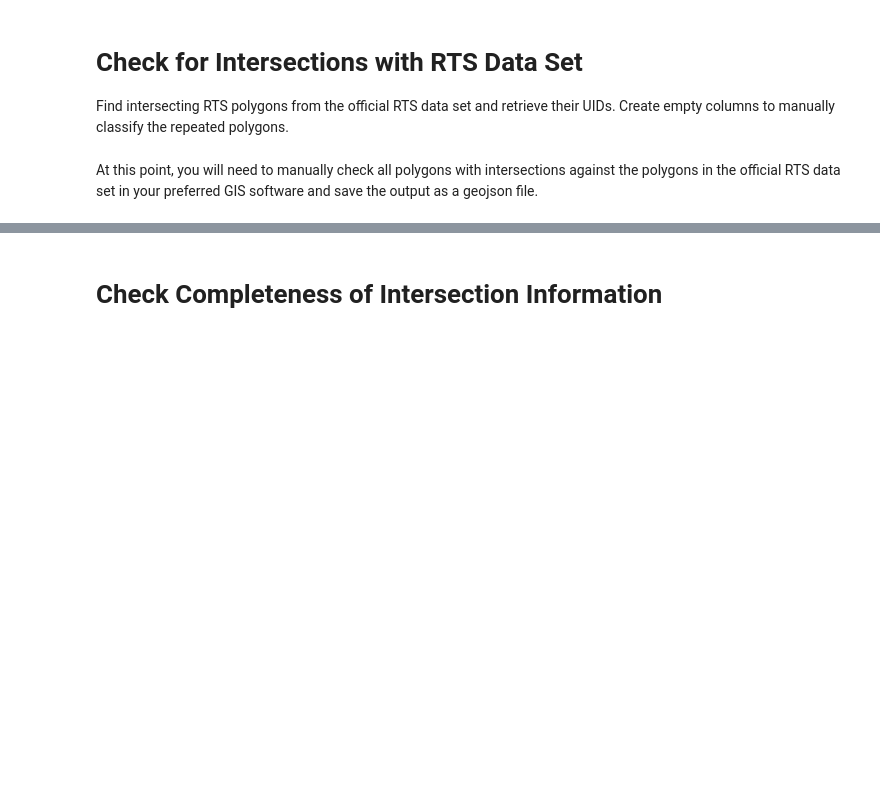
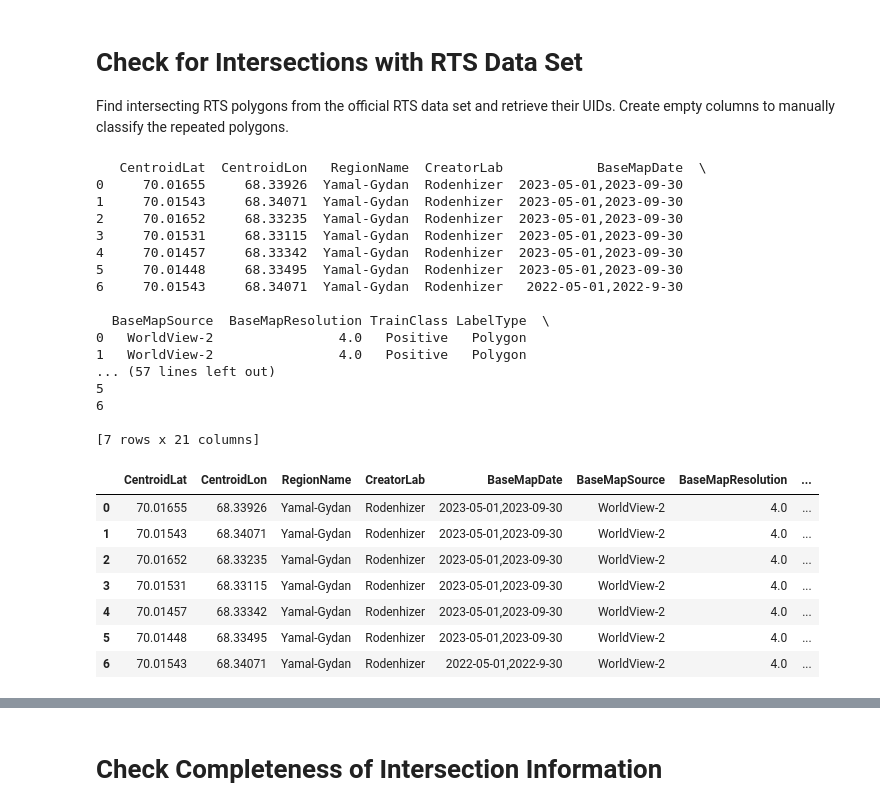
Before and after one commit to whrc/ARTS, a Jupyter notebook: Tutorial/data_formatting.ipynb, the cells around one changed output, grey strips where cells are left out. Cells and saved outputs as stored; diff of their text form; code cells hidden in the pictures; blank space fills up the shorter version.

```diff
--- a/Tutorial/data_formatting.ipynb
+++ b/Tutorial/data_formatting.ipynb
@@ -175,23 +255,49 @@ new_dataset.UID
 
 Find intersecting RTS polygons from the official RTS data set and retrieve their UIDs. Create empty columns to manually classify the repeated polygons.
 # %%
-if demo:
-    intersections_output_filepath = (
-        base_dir / 'Tutorial' / 'mock_dataset' / 'output' / (
-            str(your_rts_dataset_file).split('.')[0] + "_overlapping_polygons.geojson"
+with warnings.catch_warnings():
+    warnings.filterwarnings('ignore', r'All-NaN (slice|axis) encountered')
+    if demo:
+        intersections_output_filepath = (
+            base_dir / 'Tutorial' / 'mock_dataset' / 'output' / (
+                str(your_rts_dataset_file).split('.')[0] + "_overlapping_polygons.geojson"
+            )
         )
+    else:
+        intersections_output_filepath = (
+            base_dir / 'output' / (
+                str(your_rts_dataset_file).split('.')[0] + "_overlapping_polygons.geojson"
+            )
+        )
+
+    new_dataset = dataformatting.check_intersections(
+        new_dataset, ARTS_main_dataset, intersections_output_filepath, demo
     )
-else:
-    intersections_output_filepath = (
-        base_dir / 'output' / (
-            str(your_rts_dataset_file).split('.')[0] + "_overlapping_polygons.geojson"
-        )
-    )
-
-new_dataset = dataformatting.check_intersections(
-    new_dataset, ARTS_main_dataset, intersections_output_filepath, demo
-)
 new_dataset
+# %% [output]
+   CentroidLat  CentroidLon   RegionName  CreatorLab            BaseMapDate  \
+0     70.01655     68.33926  Yamal-Gydan  Rodenhizer  2023-05-01,2023-09-30
+1     70.01543     68.34071  Yamal-Gydan  Rodenhizer  2023-05-01,2023-09-30
+2     70.01652     68.33235  Yamal-Gydan  Rodenhizer  2023-05-01,2023-09-30
+3     70.01531     68.33115  Yamal-Gydan  Rodenhizer  2023-05-01,2023-09-30
+4     70.01457     68.33342  Yamal-Gydan  Rodenhizer  2023-05-01,2023-09-30
+5     70.01448     68.33495  Yamal-Gydan  Rodenhizer  2023-05-01,2023-09-30
+6     70.01543     68.34071  Yamal-Gydan  Rodenhizer   2022-05-01,2022-9-30
+
+  BaseMapSource  BaseMapResolution TrainClass LabelType  \
+0   WorldView-2                4.0   Positive   Polygon
+1   WorldView-2                4.0   Positive   Polygon
+... (57 lines left out)
+5
+6
+
+[7 rows x 21 columns]
+|  | CentroidLat | CentroidLon | RegionName | CreatorLab | BaseMapDate | BaseMapSource | BaseMapResolution | ... |
+| 0 | 70.01655 | 68.33926 | Yamal-Gydan | Rodenhizer | 2023-05-01,2023-09-30 | WorldView-2 | 4.0 | ... |
+| 1 | 70.01543 | 68.34071 | Yamal-Gydan | Rodenhizer | 2023-05-01,2023-09-30 | WorldView-2 | 4.0 | ... |
+| 2 | 70.01652 | 68.33235 | Yamal-Gydan | Rodenhizer | 2023-05-01,2023-09-30 | WorldView-2 | 4.0 | ... |
+| 3 | 70.01531 | 68.33115 | Yamal-Gydan | Rodenhizer | 2023-05-01,2023-09-30 | WorldView-2 | 4.0 | ... |
+| 4 | 70.01457 | 68.33342 | Yamal-Gydan | Rodenhizer | 2023-05-01,2023-09-30 | WorldView-2 | 4.0 | ... |
+| 5 | 70.01448 | 68.33495 | Yamal-Gydan | Rodenhizer | 2023-05-01,2023-09-30 | WorldView-2 | 4.0 | ... |
+| 6 | 70.01543 | 68.34071 | Yamal-Gydan | Rodenhizer | 2022-05-01,2022-9-30 | WorldView-2 | 4.0 | ... |
-# %% [markdown]
-At this point, you will need to manually check all polygons with intersections against the polygons in the official RTS data set in your preferred GIS software and save the output as a geojson file.
 # %% [markdown]
```
Also changed, not shown: parts of 23 cells of this notebook, 6 other files.
